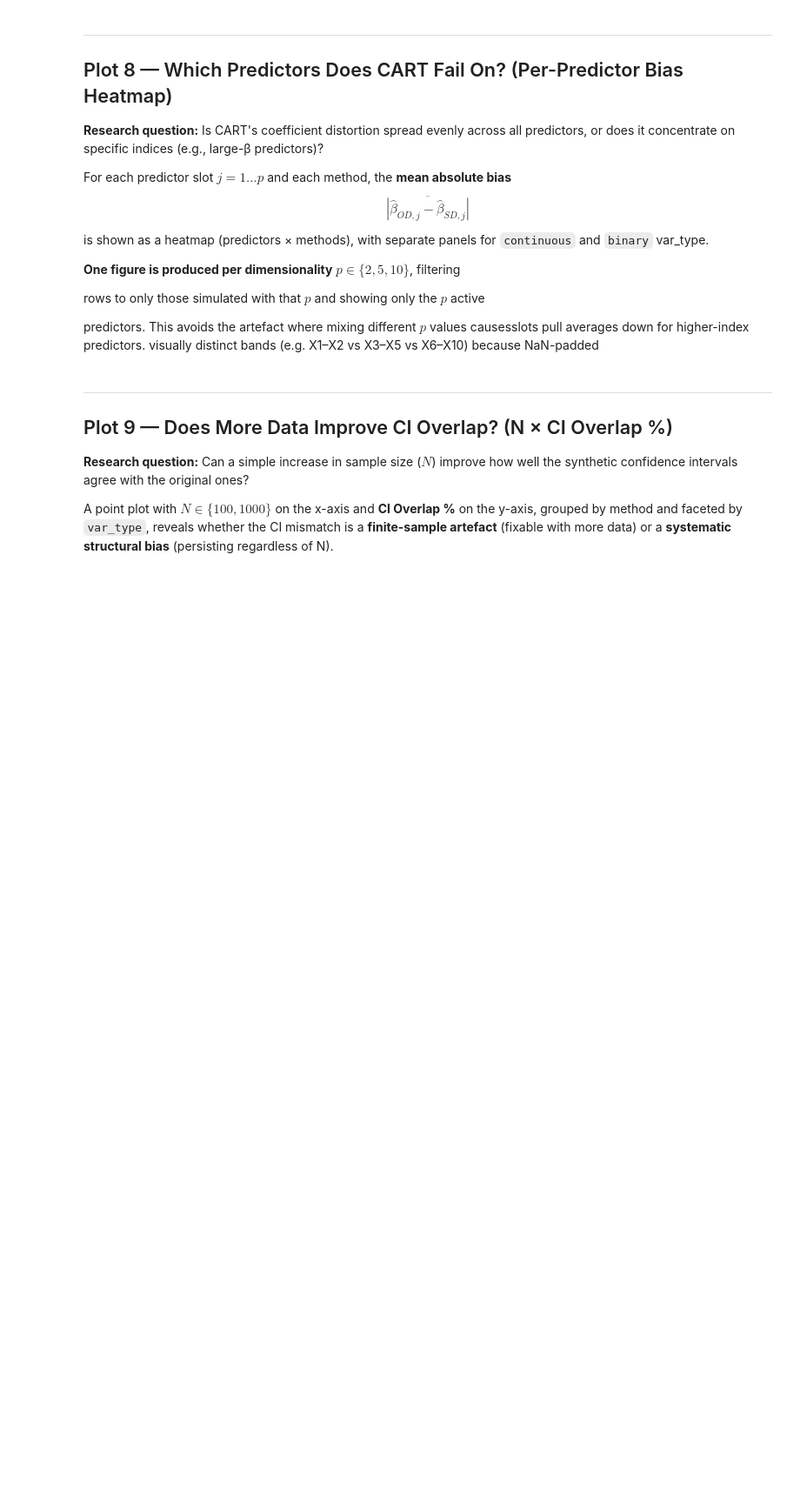
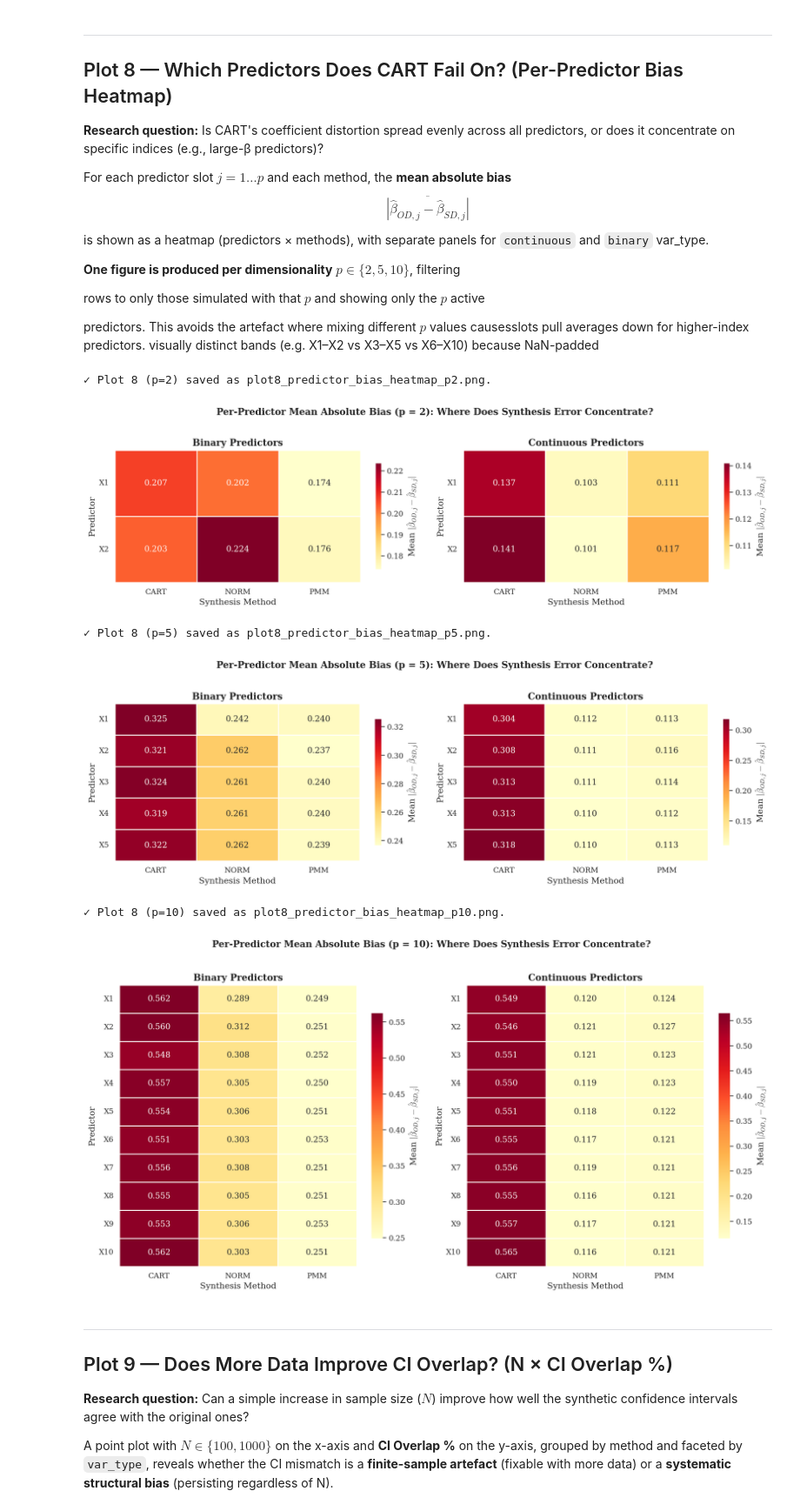
Before and after one commit to Sterrysx/ML_SyntheticDataResearch, a Jupyter notebook: regression/04_evaluation/04_evaluate_similarity.ipynb, the cells around one changed output. Shown at 87% size. Cells and saved outputs as stored; diff of their text form; code cells hidden in the pictures; blank space fills up the shorter version.

```diff
--- a/regression/04_evaluation/04_evaluate_similarity.ipynb
+++ b/regression/04_evaluation/04_evaluate_similarity.ipynb
@@ -816,7 +816,7 @@ rows to only those simulated with that $p$ and showing only the $p$ active
 predictors. This avoids the artefact where mixing different $p$ values causesslots pull averages down for higher-index predictors.
 visually distinct bands (e.g. X1–X2 vs X3–X5 vs X6–X10) because NaN-padded
 # %%
-# ── Plot 8: Per-predictor mean absolute bias heatmap (one figure per p) ──────
+# ── Plot 8: Per-predictor mean absolute bias heatmap (one figure per p) ─────
 #
 # Filtering to rows with the exact p value avoids mixing NaN-padded slots
 # from smaller-p simulations, which would otherwise create artificial bands.
@@ -832,7 +832,7 @@ all_beta_sd_s = sorted(
 n_vtypes = len(VARTYPE_ORDER)
 
 for p_val in P_VALS:
-    # Only keep the first p_val predictor columns (X1 ... Xp)
+    # Only keep the first p_val predictor columns (X1 … Xp)
     beta_od_s = all_beta_od_s[:p_val]
     beta_sd_s = all_beta_sd_s[:p_val]
     n_pred    = p_val
@@ -849,37 +849,47 @@ for p_val in P_VALS:
         for mi, m in enumerate(METHODS):
             msub = sub[sub["method"] == m]
             bod  = msub[beta_od_s].values
             bsd  = msub[beta_sd_s].values
             abs_bias = np.abs(bod - bsd)
             mat[:, mi] = np.nanmean(abs_bias, axis=0)
 
         sns.heatmap(
             mat,
             ax=ax,
             xticklabels=METHOD_ORDER,
             yticklabels=[f"X{j+1}" for j in range(n_pred)],
             cmap="YlOrRd",
             annot=True,
             fmt=".3f",
             linewidths=0.5,
             linecolor="white",
-            cbar_kws={"label": r"Mean $|\hat{\beta}_{OD,j} - \hat{\beta}_{SD,j}|$", "shrink": 0.8},
+            cbar_kws={"label": r"Mean $|\hat{\beta}_{OD,j} - \hat{\beta}_{SD,j}|$", "shrink": 0.8}
         )
+
         ax.set_title(f"{vt.capitalize()} Predictors", fontsize=13, fontweight="bold")
         ax.set_xlabel("Synthesis Method", fontsize=12)
         ax.set_ylabel("Predictor", fontsize=12)
         ax.tick_params(axis="y", labelrotation=0)
 
+    # ── Finalize and save the figure for the current p_val ──
     fig.suptitle(
         f"Per-Predictor Mean Absolute Bias (p = {p_val}): Where Does Synthesis Error Concentrate?",
-        fontsize=13, fontweight="bold", y=1.02,
+        fontsize=13, fontweight="bold", y=1.02
     )
+    plt.tight_layout()
 
-    plt.tight_layout()
     fname = f"plot8_predictor_bias_heatmap_p{p_val}.png"
     fig.savefig(os.path.join(fig_dir, fname))
+    print(f"✓ Plot 8 (p={p_val}) saved as {fname}.")
+
     plt.show()
-    print(f"\u2713 Plot 8 (p={p_val}) saved as {fname}.")
+# %% [output]
+✓ Plot 8 (p=2) saved as plot8_predictor_bias_heatmap_p2.png.
+[figure, added]
+✓ Plot 8 (p=5) saved as plot8_predictor_bias_heatmap_p5.png.
+[figure, added]
+✓ Plot 8 (p=10) saved as plot8_predictor_bias_heatmap_p10.png.
+[figure, added]
 # %% [markdown]
 ---
 
```
